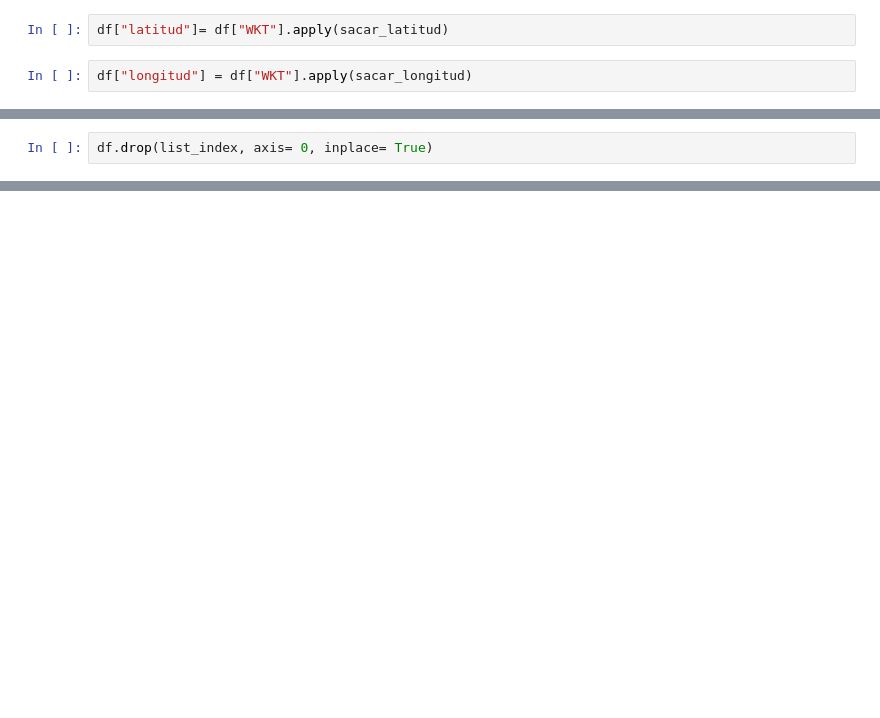
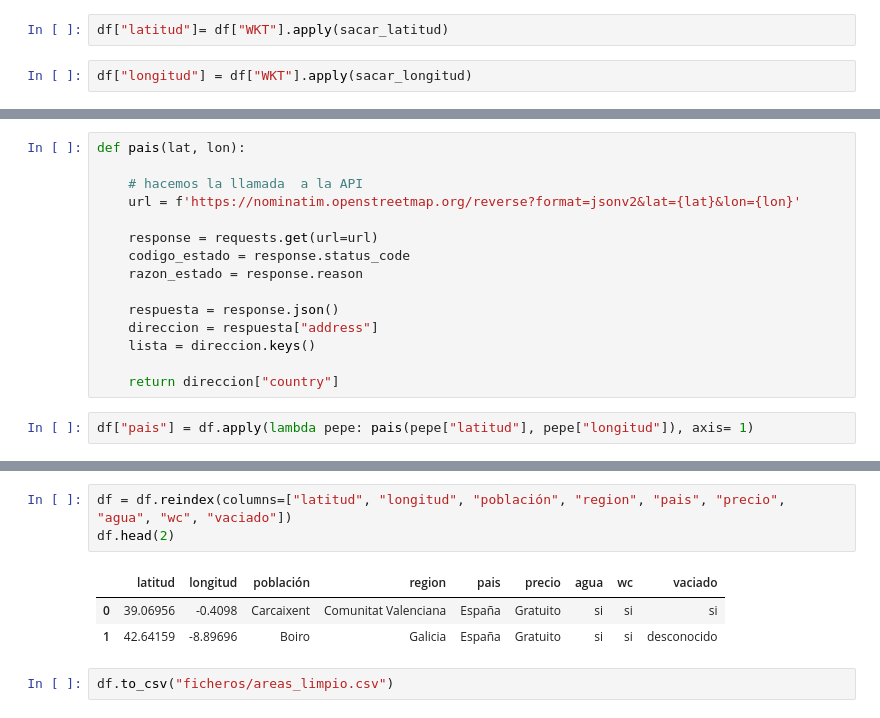
Before and after one commit to sanfermen/motorhome-areas, a Jupyter notebook: areas_ac.ipynb, the cells around one changed output, grey strips where cells are left out. Saved outputs shown, nothing was run; the diff lists cells and outputs as text; blank space fills up the shorter version.

```diff
--- a/areas_ac.ipynb
+++ b/areas_ac.ipynb
@@ -143,2 +259,0 @@ len(list_index)
-# %%
-df.drop(list_index, axis= 0, inplace= True)
@@ -190,0 +260,17 @@ https://openweathermap.org/api/geocoding-api
+# %%
+def pais(lat, lon):
+
+    # hacemos la llamada  a la API
+    url = f'https://nominatim.openstreetmap.org/reverse?format=jsonv2&lat={lat}&lon={lon}'
+
+    response = requests.get(url=url)
+    codigo_estado = response.status_code
+    razon_estado = response.reason
+
+    respuesta = response.json()
+    direccion = respuesta["address"]
+    lista = direccion.keys()
+
+    return direccion["country"]
+# %%
+df["pais"] = df.apply(lambda pepe: pais(pepe["latitud"], pepe["longitud"]), axis= 1)
@@ -190,0 +309,9 @@ https://openweathermap.org/api/geocoding-api
+# %%
+df = df.reindex(columns=["latitud", "longitud", "población", "region", "pais", "precio", "agua", "wc", "vaciado"])
+df.head(2)
+# %% [output]
+|  | latitud | longitud | población | region | pais | precio | agua | wc | vaciado |
+| 0 | 39.06956 | -0.4098 | Carcaixent | Comunitat Valenciana | España | Gratuito | si | si | si |
+| 1 | 42.64159 | -8.89696 | Boiro | Galicia | España | Gratuito | si | si | desconocido |
+# %%
+df.to_csv("ficheros/areas_limpio.csv")
```
Also changed, not shown: parts of 58 cells of this notebook, 23 other files.
